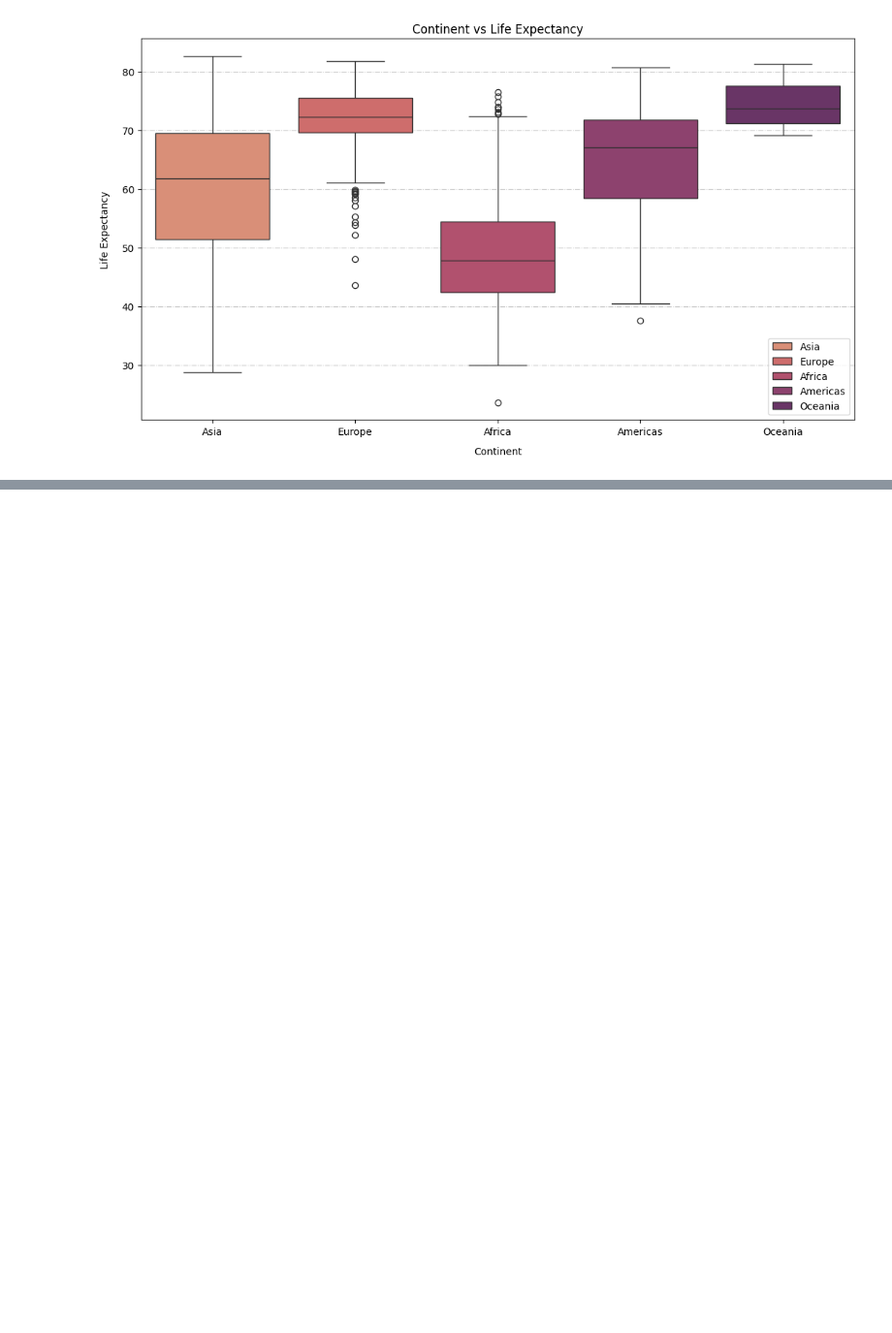
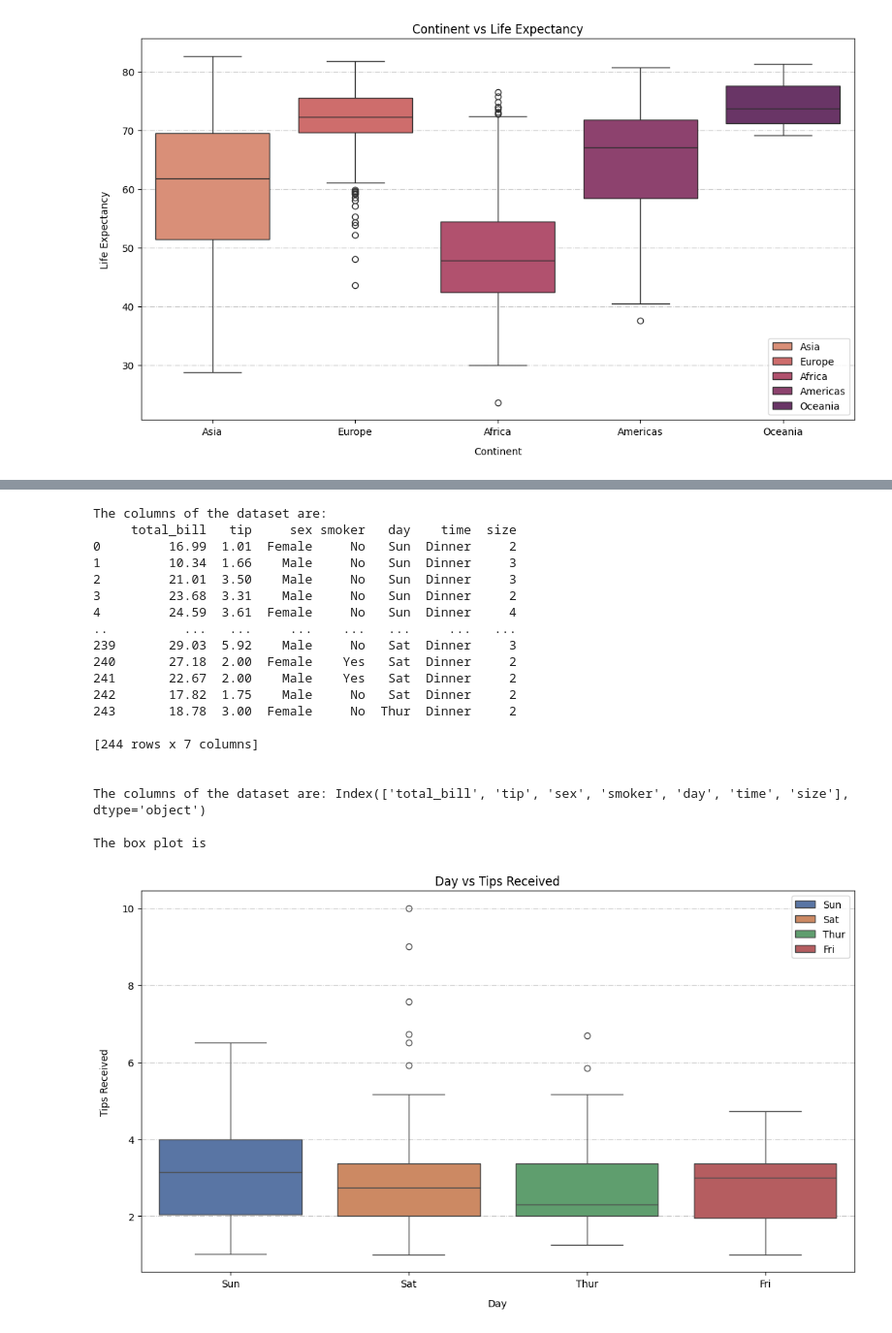
Before and after one commit to ayush-prajapati01/Python-Libraries, a Jupyter notebook: Seaborn_Programs/boxplot_programs.ipynb, the cells around one changed output, grey strips where cells are left out. Shown at 97% size. Saved outputs shown, nothing was run; the diff lists cells and outputs as text; code cells hidden in the pictures; blank space fills up the shorter version.

Commit message:
[Ayush] Add: Python program to draw a box plot of day by tips for a dataset given in a url

```diff
--- a/Seaborn_Programs/boxplot_programs.ipynb
+++ b/Seaborn_Programs/boxplot_programs.ipynb
@@ -64,0 +70,45 @@ The box plot is
+# %%
+def main():
+    # Loading the dataset using the link
+    df = pd.read_csv('https://raw.githubusercontent.com/mwaskom/seaborn-data/master/tips.csv')
+    print(f"The columns of the dataset are: \n{df}\n\n")
+    print(f"The columns of the dataset are: {df.columns}")
+    print(f"\nThe box plot is\n\n")
+    plt.figure(figsize=(13,7))
+
+    # Create a box plot
+    sns.boxplot(data=df, x='day', y='tip', hue='day', palette="deep", legend=True)
+
+    # Set plot labels and title
+    plt.title('Day vs Tips Received')
+    plt.xlabel('Day', labelpad=10)
+    plt.ylabel('Tips Received', labelpad=12)
+    plt.grid(axis='y', linestyle='-.', alpha=0.7)
+    plt.legend(loc = "upper right")
+    plt.show()
+
+
+if __name__ == "__main__":
+    main()
+# %% [output]
+The columns of the dataset are:
+     total_bill   tip     sex smoker   day    time  size
+0         16.99  1.01  Female     No   Sun  Dinner     2
+1         10.34  1.66    Male     No   Sun  Dinner     3
+2         21.01  3.50    Male     No   Sun  Dinner     3
+3         23.68  3.31    Male     No   Sun  Dinner     2
+4         24.59  3.61  Female     No   Sun  Dinner     4
+..          ...   ...     ...    ...   ...     ...   ...
+239       29.03  5.92    Male     No   Sat  Dinner     3
+240       27.18  2.00  Female    Yes   Sat  Dinner     2
+241       22.67  2.00    Male    Yes   Sat  Dinner     2
+242       17.82  1.75    Male     No   Sat  Dinner     2
+243       18.78  3.00  Female     No  Thur  Dinner     2
+
+[244 rows x 7 columns]
+
+
+The columns of the dataset are: Index(['total_bill', 'tip', 'sex', 'smoker', 'day', 'time', 'size'], dtype='object')
+
+The box plot is
+[figure, added]
```
Also changed, not shown: parts of 1 cell of this notebook.
